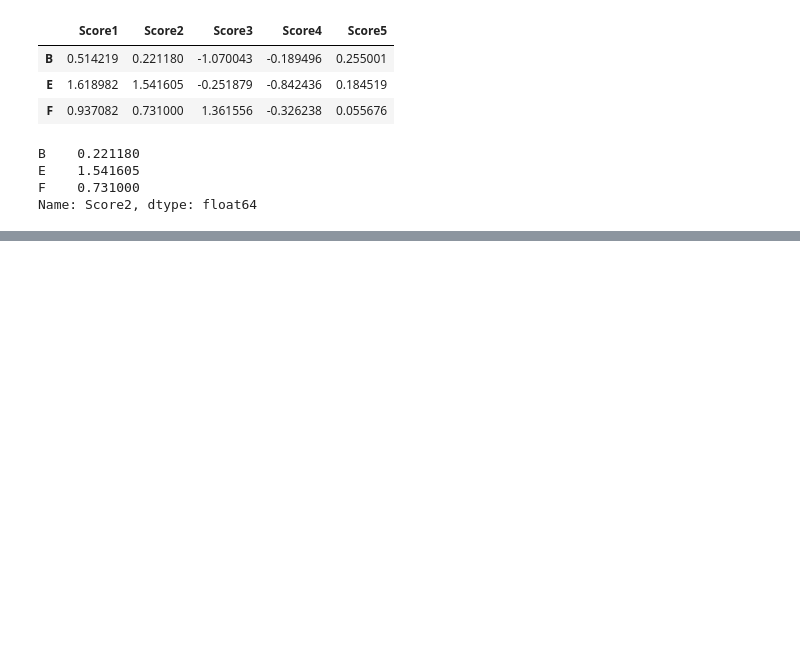
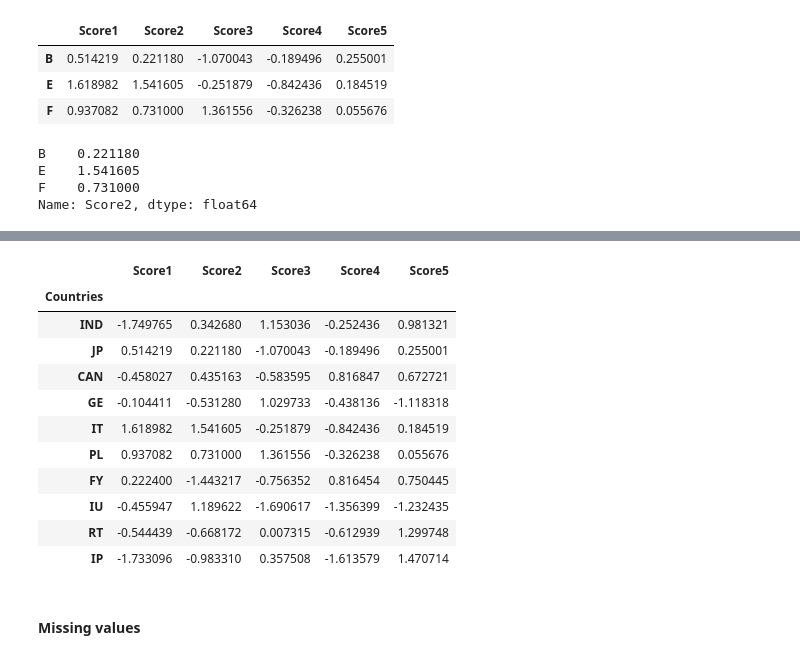
Before and after one commit to imhemantchaubey-zz/pandas-resources, a Jupyter notebook: pandas.ipynb, the cells around one changed output, grey strips where cells are left out. Saved outputs shown, nothing was run; the diff lists cells and outputs as text; code cells hidden in the pictures; blank space fills up the shorter version.

```diff
--- a/pandas.ipynb
+++ b/pandas.ipynb
@@ -424,0 +467,19 @@ dataframe[ dataframe['Score1'] > 0.5 ]['Score2'], ['Score5']
+# %%
+dataframe.set_index('Countries', inplace=True)
+# %%
+dataframe
+# %% [output]
+|  | Score1 | Score2 | Score3 | Score4 | Score5 |
+| Countries |  |  |  |  |  |
+| IND | -1.749765 | 0.342680 | 1.153036 | -0.252436 | 0.981321 |
+| JP | 0.514219 | 0.221180 | -1.070043 | -0.189496 | 0.255001 |
+| CAN | -0.458027 | 0.435163 | -0.583595 | 0.816847 | 0.672721 |
+| GE | -0.104411 | -0.531280 | 1.029733 | -0.438136 | -1.118318 |
+| IT | 1.618982 | 1.541605 | -0.251879 | -0.842436 | 0.184519 |
+| PL | 0.937082 | 0.731000 | 1.361556 | -0.326238 | 0.055676 |
+| FY | 0.222400 | -1.443217 | -0.756352 | 0.816454 | 0.750445 |
+| IU | -0.455947 | 1.189622 | -1.690617 | -1.356399 | -1.232435 |
+| RT | -0.544439 | -0.668172 | 0.007315 | -0.612939 | 1.299748 |
+| IP | -1.733096 | -0.983310 | 0.357508 | -1.613579 | 1.470714 |
+# %% [markdown]
+#### Missing values
```
Also changed, not shown: parts of 16 cells of this notebook.
